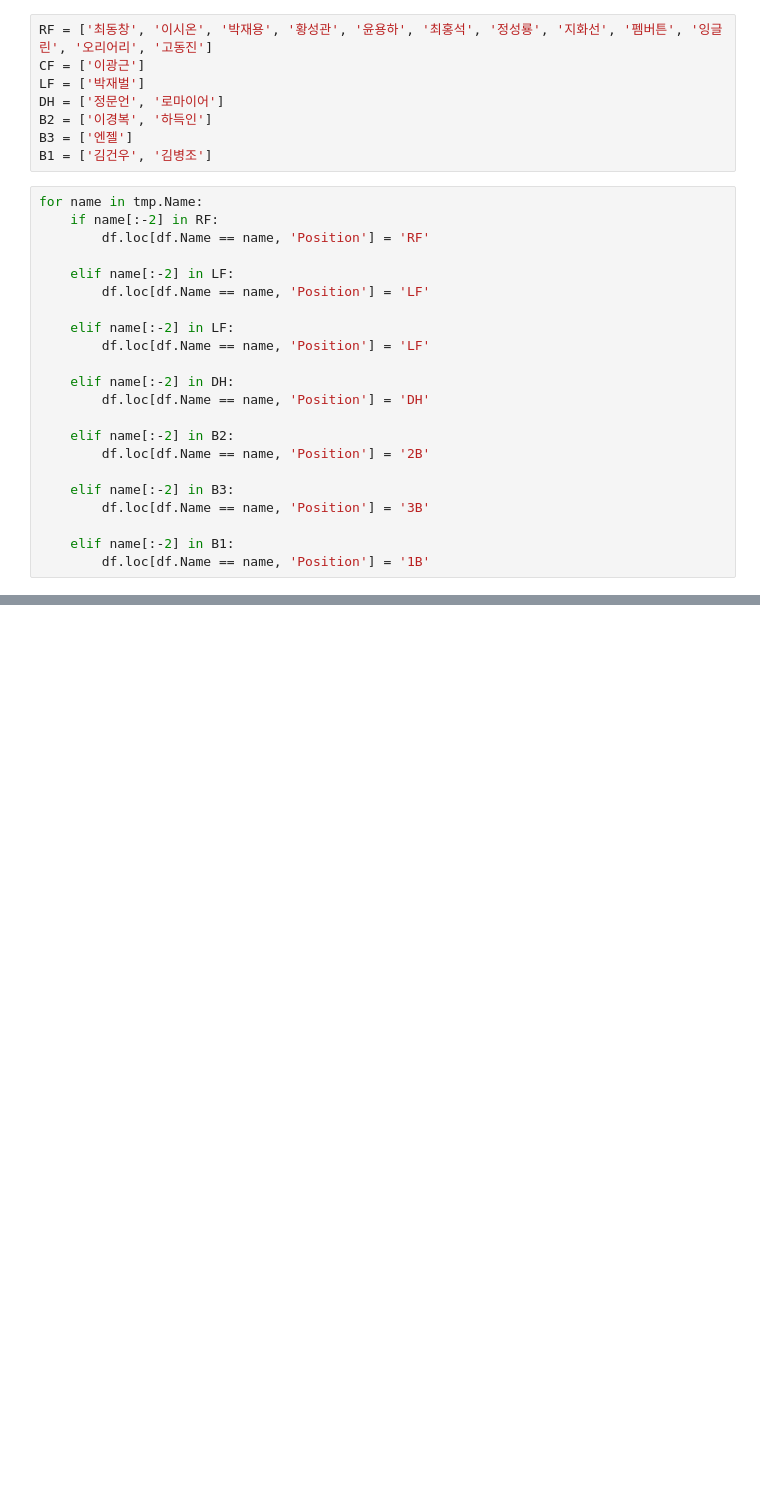
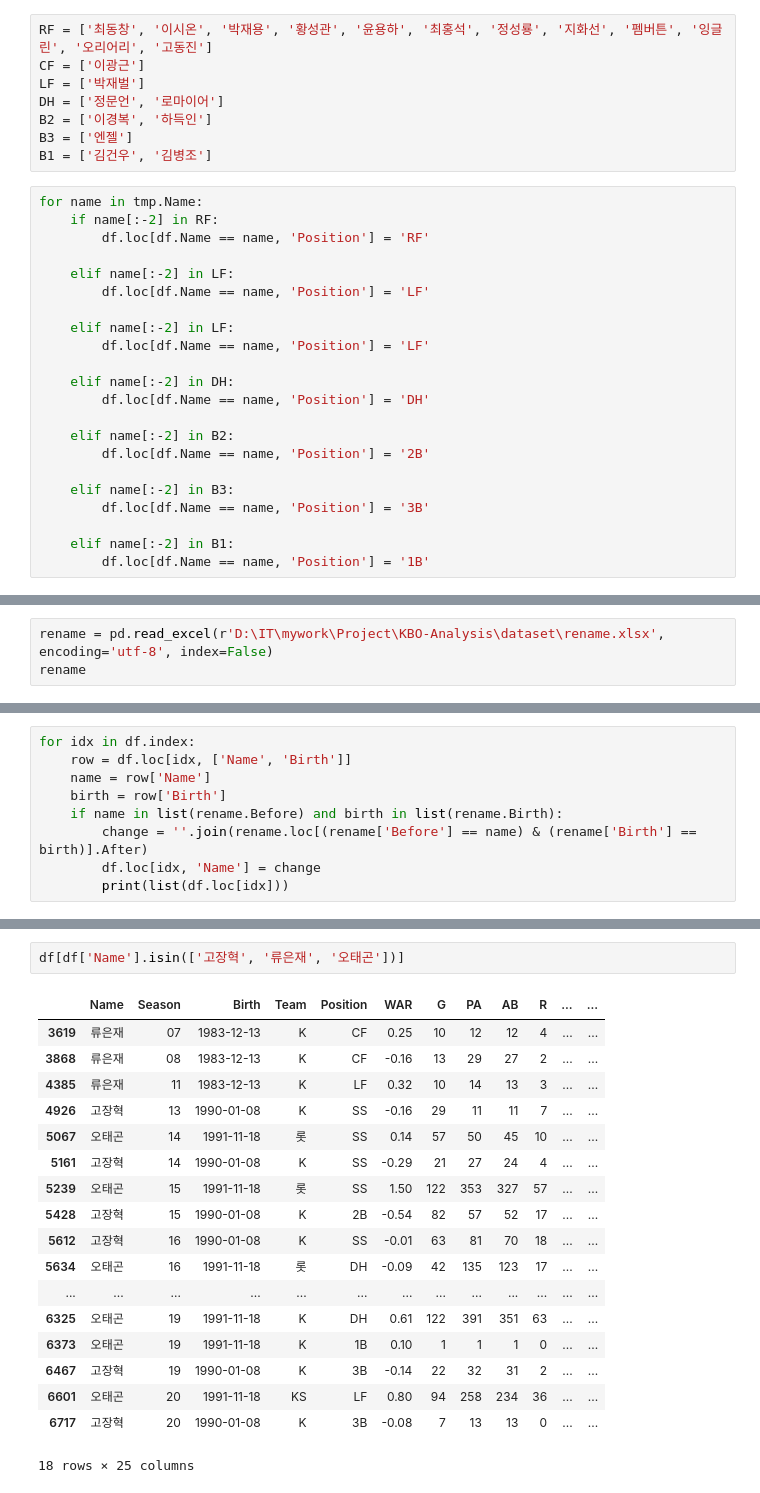
Before and after one commit to YeriNbow/KBO-Analysis, a Jupyter notebook: KBO Batter Analysis.ipynb, the cells around one changed output, grey strips where cells are left out. Saved outputs shown, nothing was run; the diff lists cells and outputs as text; blank space fills up the shorter version.

```diff
--- a/KBO Batter Analysis.ipynb
+++ b/KBO Batter Analysis.ipynb
@@ -144,0 +146,3 @@ df.to_excel('batter2.xlsx',  encoding='utf-8', index=False)
+# %%
+rename = pd.read_excel(r'D:\IT\mywork\Project\KBO-Analysis\dataset\rename.xlsx', encoding='utf-8', index=False)
+rename
@@ -144,0 +167,9 @@ df.to_excel('batter2.xlsx',  encoding='utf-8', index=False)
+# %%
+for idx in df.index:
+    row = df.loc[idx, ['Name', 'Birth']]
+    name = row['Name']
+    birth = row['Birth']
+    if name in list(rename.Before) and birth in list(rename.Birth):
+        change = ''.join(rename.loc[(rename['Before'] == name) & (rename['Birth'] == birth)].After)
+        df.loc[idx, 'Name'] = change
+        print(list(df.loc[idx]))
@@ -144,0 +183,21 @@ df.to_excel('batter2.xlsx',  encoding='utf-8', index=False)
+# %%
+df[df['Name'].isin(['고장혁', '류은재', '오태곤'])]
+# %% [output]
+|  | Name | Season | Birth | Team | Position | WAR | G | PA | AB | R | ... | ... |
+| 3619 | 류은재 | 07 | 1983-12-13 | K | CF | 0.25 | 10 | 12 | 12 | 4 | ... | ... |
+| 3868 | 류은재 | 08 | 1983-12-13 | K | CF | -0.16 | 13 | 29 | 27 | 2 | ... | ... |
+| 4385 | 류은재 | 11 | 1983-12-13 | K | LF | 0.32 | 10 | 14 | 13 | 3 | ... | ... |
+| 4926 | 고장혁 | 13 | 1990-01-08 | K | SS | -0.16 | 29 | 11 | 11 | 7 | ... | ... |
+| 5067 | 오태곤 | 14 | 1991-11-18 | 롯 | SS | 0.14 | 57 | 50 | 45 | 10 | ... | ... |
+| 5161 | 고장혁 | 14 | 1990-01-08 | K | SS | -0.29 | 21 | 27 | 24 | 4 | ... | ... |
+| 5239 | 오태곤 | 15 | 1991-11-18 | 롯 | SS | 1.50 | 122 | 353 | 327 | 57 | ... | ... |
+| 5428 | 고장혁 | 15 | 1990-01-08 | K | 2B | -0.54 | 82 | 57 | 52 | 17 | ... | ... |
+| 5612 | 고장혁 | 16 | 1990-01-08 | K | SS | -0.01 | 63 | 81 | 70 | 18 | ... | ... |
+| 5634 | 오태곤 | 16 | 1991-11-18 | 롯 | DH | -0.09 | 42 | 135 | 123 | 17 | ... | ... |
+| ... | ... | ... | ... | ... | ... | ... | ... | ... | ... | ... | ... | ... |
+| 6325 | 오태곤 | 19 | 1991-11-18 | K | DH | 0.61 | 122 | 391 | 351 | 63 | ... | ... |
+| 6373 | 오태곤 | 19 | 1991-11-18 | K | 1B | 0.10 | 1 | 1 | 1 | 0 | ... | ... |
+| 6467 | 고장혁 | 19 | 1990-01-08 | K | 3B | -0.14 | 22 | 32 | 31 | 2 | ... | ... |
+| 6601 | 오태곤 | 20 | 1991-11-18 | KS | LF | 0.80 | 94 | 258 | 234 | 36 | ... | ... |
+| 6717 | 고장혁 | 20 | 1990-01-08 | K | 3B | -0.08 | 7 | 13 | 13 | 0 | ... | ... |
+18 rows × 25 columns
```
Also changed, not shown: parts of 10 cells of this notebook.
